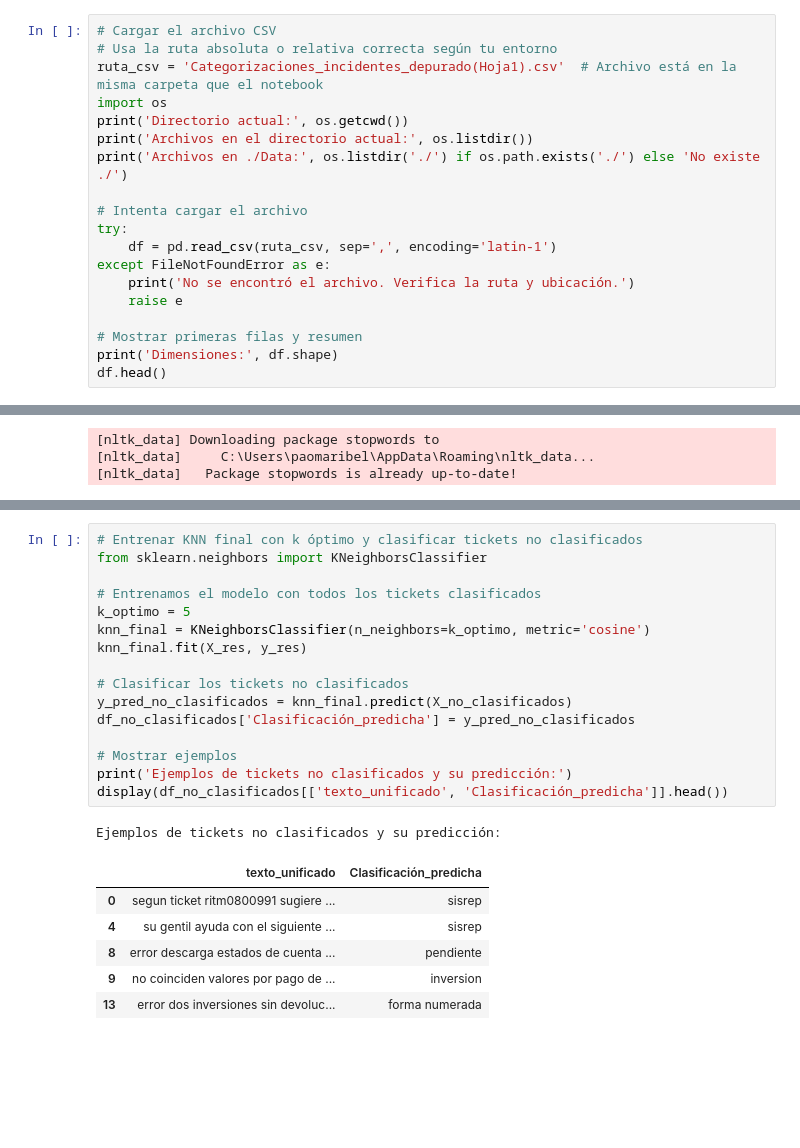
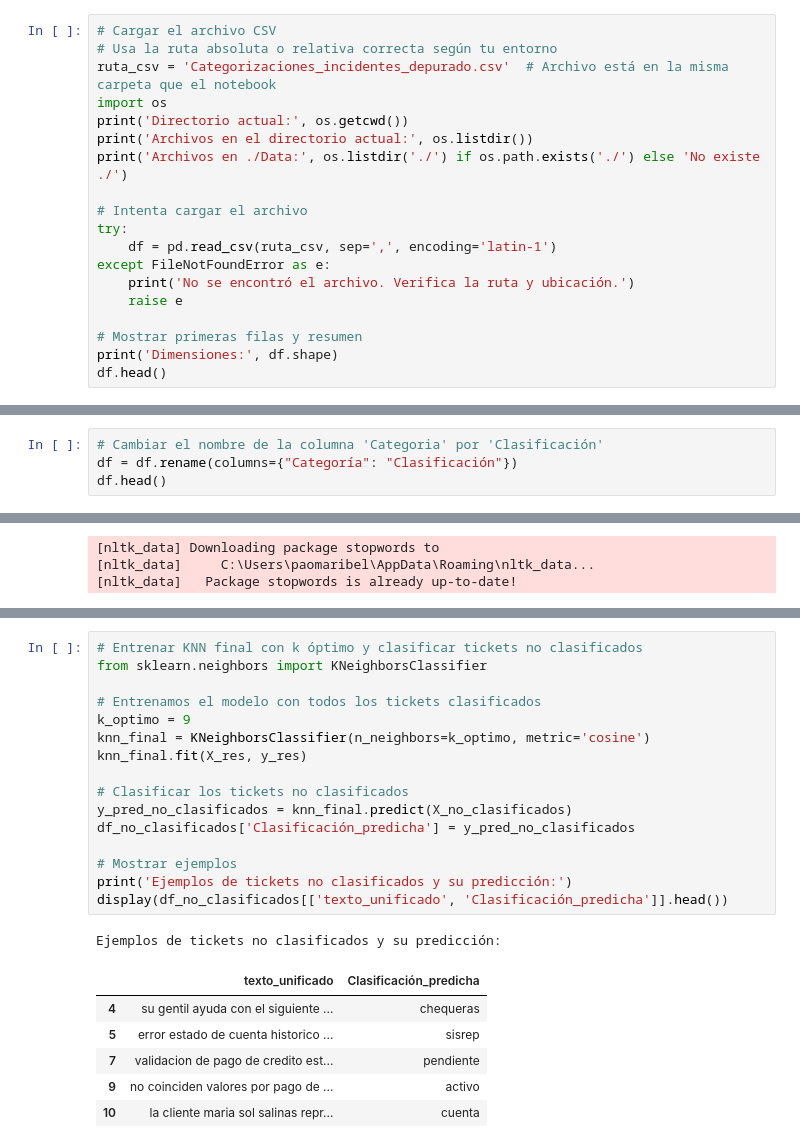
Before and after one commit to OCCA2000/Asignador, a Jupyter notebook: Data/EDA_Categorizacion_Incidentes.ipynb, the cells around one changed output, grey strips where cells are left out. Drawn from its saved outputs; the diff is of its cells as text; blank space fills up the shorter version.

```diff
--- a/Data/EDA_Categorizacion_Incidentes.ipynb
+++ b/Data/EDA_Categorizacion_Incidentes.ipynb
@@ -26,7 +26,7 @@ sns.set(rc={'figure.figsize':(10,6)})
 # %%
 # Cargar el archivo CSV
 # Usa la ruta absoluta o relativa correcta según tu entorno
-ruta_csv = 'Categorizaciones_incidentes_depurado(Hoja1).csv'  # Archivo está en la misma carpeta que el notebook
+ruta_csv = 'Categorizaciones_incidentes_depurado.csv'  # Archivo está en la misma carpeta que el notebook
 import os
 print('Directorio actual:', os.getcwd())
 print('Archivos en el directorio actual:', os.listdir())
@@ -166,0 +167,4 @@ display(df.head())
+# %%
+# Cambiar el nombre de la columna 'Categoria' por 'Clasificación'
+df = df.rename(columns={"Categoría": "Clasificación"})
+df.head()
@@ -486,27 +508,27 @@ plt.show()
 # %%
 # Entrenar KNN final con k óptimo y clasificar tickets no clasificados
 from sklearn.neighbors import KNeighborsClassifier
 
 # Entrenamos el modelo con todos los tickets clasificados
-k_optimo = 5
+k_optimo = 9
 knn_final = KNeighborsClassifier(n_neighbors=k_optimo, metric='cosine')
 knn_final.fit(X_res, y_res)
 
 # Clasificar los tickets no clasificados
 y_pred_no_clasificados = knn_final.predict(X_no_clasificados)
 df_no_clasificados['Clasificación_predicha'] = y_pred_no_clasificados
 
 # Mostrar ejemplos
 print('Ejemplos de tickets no clasificados y su predicción:')
 display(df_no_clasificados[['texto_unificado', 'Clasificación_predicha']].head())
 # %% [output]
 Ejemplos de tickets no clasificados y su predicción:
 |  | texto_unificado | Clasificación_predicha |
-| 0 | segun ticket ritm0800991 sugiere ... | sisrep |
-| 4 | su gentil ayuda con el siguiente ... | sisrep |
-| 8 | error descarga estados de cuenta ... | pendiente |
-| 9 | no coinciden valores por pago de ... | inversion |
-| 13 | error dos inversiones sin devoluc... | forma numerada |
+| 4 | su gentil ayuda con el siguiente ... | chequeras |
+| 5 | error estado de cuenta historico ... | sisrep |
+| 7 | validacion de pago de credito est... | pendiente |
+| 9 | no coinciden valores por pago de ... | activo |
+| 10 | la cliente maria sol salinas repr... | cuenta |
 # %%
 from sklearn.decomposition import PCA
 import matplotlib.pyplot as plt
```
Also changed, not shown: parts of 20 cells of this notebook.
